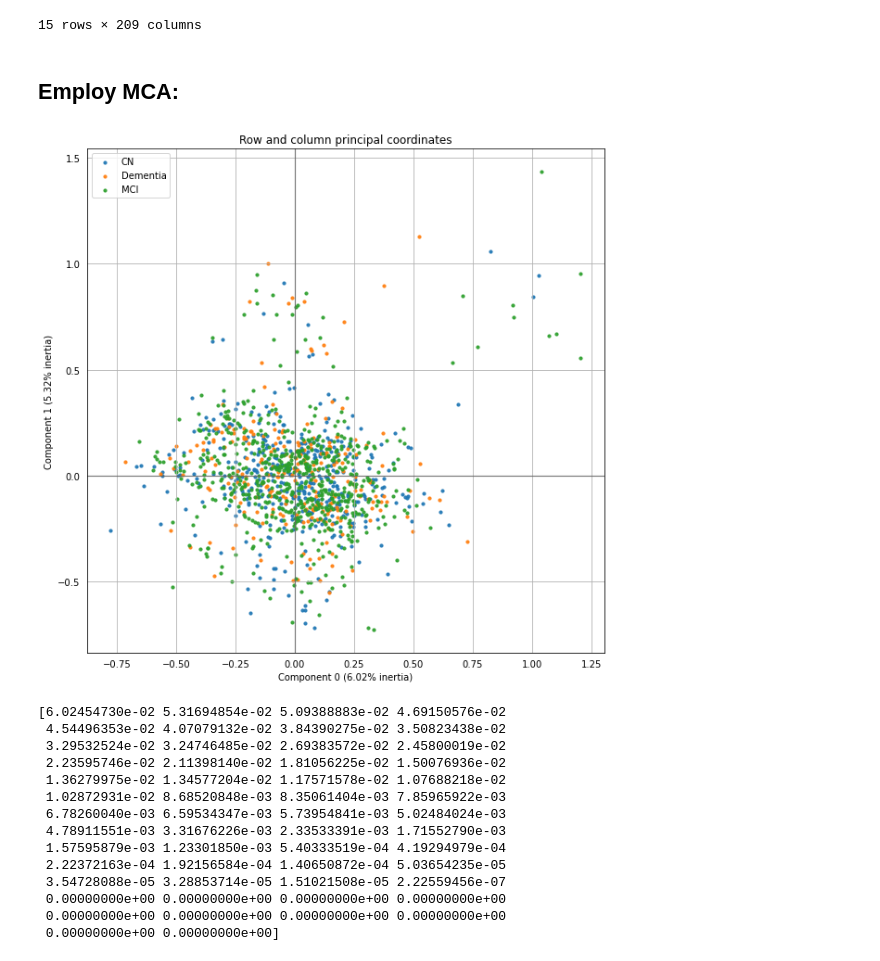
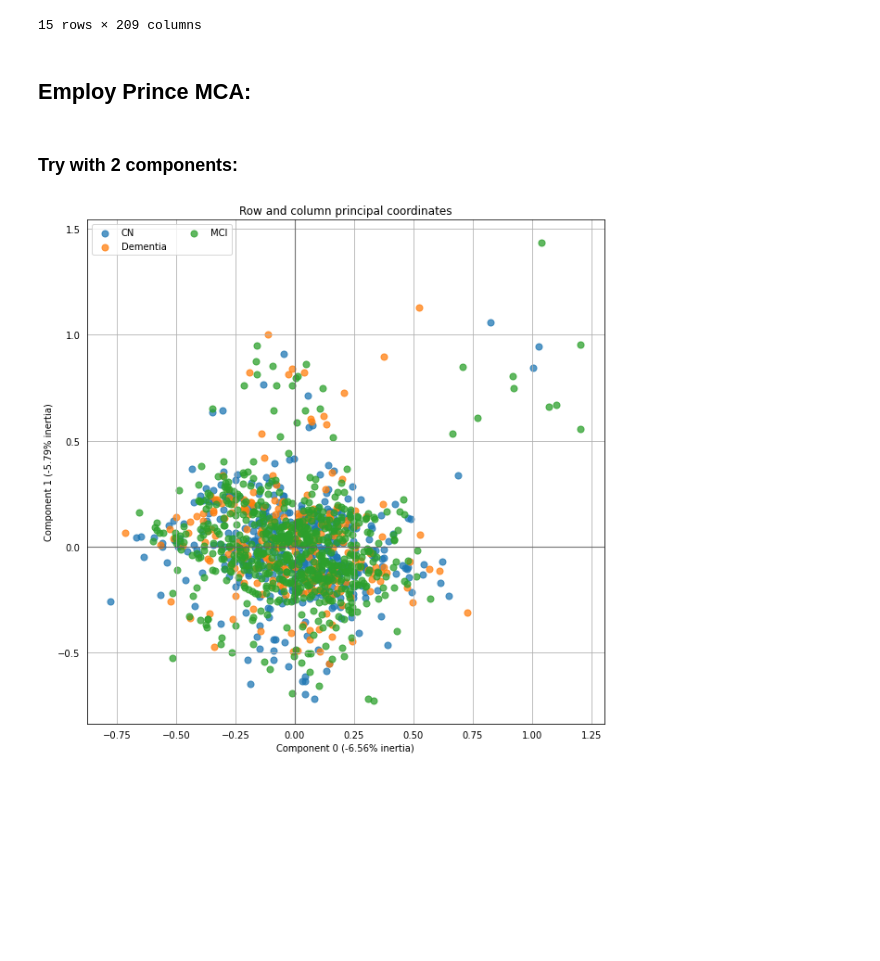
Before and after one commit to georgeaidinis/Dissertation, a Jupyter notebook: DeepCCA Model/MCA.ipynb, the cells around one changed output. Cells and saved outputs as stored; diff of their text form; code cells hidden in the pictures; blank space fills up the shorter version.

```diff
--- a/DeepCCA Model/MCA.ipynb
+++ b/DeepCCA Model/MCA.ipynb
@@ -42,46 +43,31 @@ unique.head(15)
 | 163 | 002_S_4171 | 002_S_4171_2011-08-08 | 2011-08-08 | 69.353425 | 0 | 1522107.375 | 0.0 | E3/E3 | ... |
 15 rows × 209 columns
 # %% [markdown]
-## Employ MCA:
+## Employ Prince MCA:
+# %% [markdown]
+### Try with 2 components:
 # %%
 # First get the data to train on:
 l = list(unique.columns)
 columns_to_train_on = l[l.index("rs4575098"):l.index("rs429358")+1]
 
 # The prince MCA algorithm needs string type for categorical data:
 X = unique[columns_to_train_on].astype("string")
 
 # Get the labels after
 Y = unique["Diagnosis_nearest_2.0"].astype("string")
 
 # Number of components is the number to which the dimension will be reduced
 # Default checks input, copies dataset
 # Needs to be in pandas or np.ndarray format
-mca = MCA(n_components=54, n_iter=30) # 54 -> 2
+mca = MCA(n_components=2, n_iter=30) # 54 -> 2
 mca.fit(X,y=Y)
 
 # Make a visualization using the inherited method from CA:
 ax = mca.plot_coordinates(X, ax=None, figsize=(10, 10), x_component=0, y_component=1, show_row_points=True,
-                          row_points_size=10, row_points_alpha=0.9, row_groups=list(Y), show_row_labels=False,
-                          show_column_points=False, column_points_size=30, show_column_labels=False,
-                          legend_n_cols=1)
+                          row_points_size=50, row_points_alpha=0.75, row_groups=list(Y), show_row_labels=False,
+                          show_column_points=False, column_points_size=50, show_column_labels=False,
+                          legend_n_cols=2)
 plt.show()
 # %% [output]
-[figure, old version]
+[figure, new version]
-# %%
-print(mca.explained_inertia_)
-# %% [output]
-[6.02454730e-02 5.31694854e-02 5.09388883e-02 4.69150576e-02
- 4.54496353e-02 4.07079132e-02 3.84390275e-02 3.50823438e-02
- 3.29532524e-02 3.24746485e-02 2.69383572e-02 2.45800019e-02
- 2.23595746e-02 2.11398140e-02 1.81056225e-02 1.50076936e-02
- 1.36279975e-02 1.34577204e-02 1.17571578e-02 1.07688218e-02
- 1.02872931e-02 8.68520848e-03 8.35061404e-03 7.85965922e-03
- 6.78260040e-03 6.59534347e-03 5.73954841e-03 5.02484024e-03
- 4.78911551e-03 3.31676226e-03 2.33533391e-03 1.71552790e-03
- 1.57595879e-03 1.23301850e-03 5.40333519e-04 4.19294979e-04
- 2.22372163e-04 1.92156584e-04 1.40650872e-04 5.03654235e-05
- 3.54728088e-05 3.28853714e-05 1.51021508e-05 2.22559456e-07
- 0.00000000e+00 0.00000000e+00 0.00000000e+00 0.00000000e+00
- 0.00000000e+00 0.00000000e+00 0.00000000e+00 0.00000000e+00
- 0.00000000e+00 0.00000000e+00]
```
Also changed, not shown: parts of 10 cells of this notebook, 17 other files.
